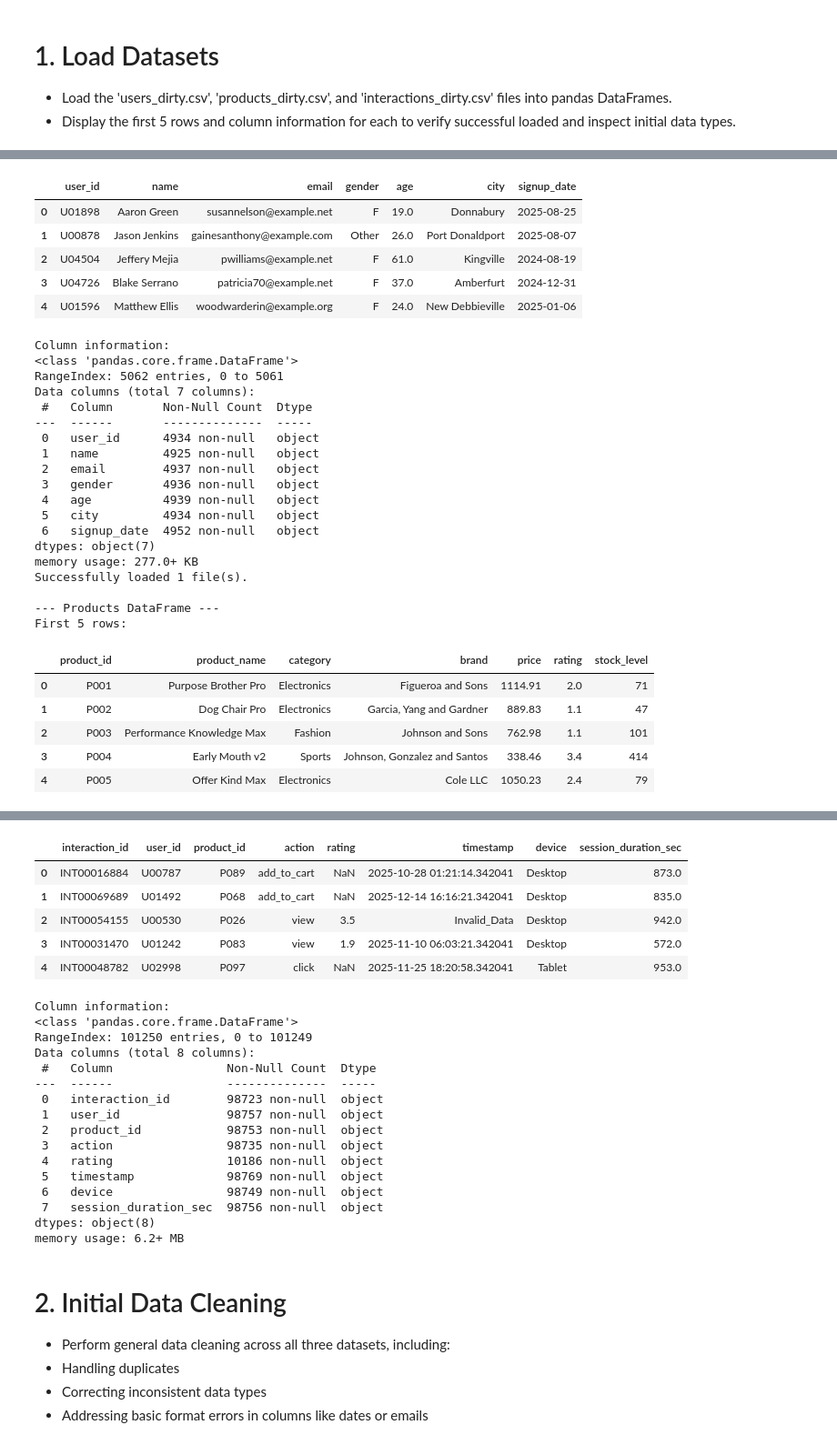
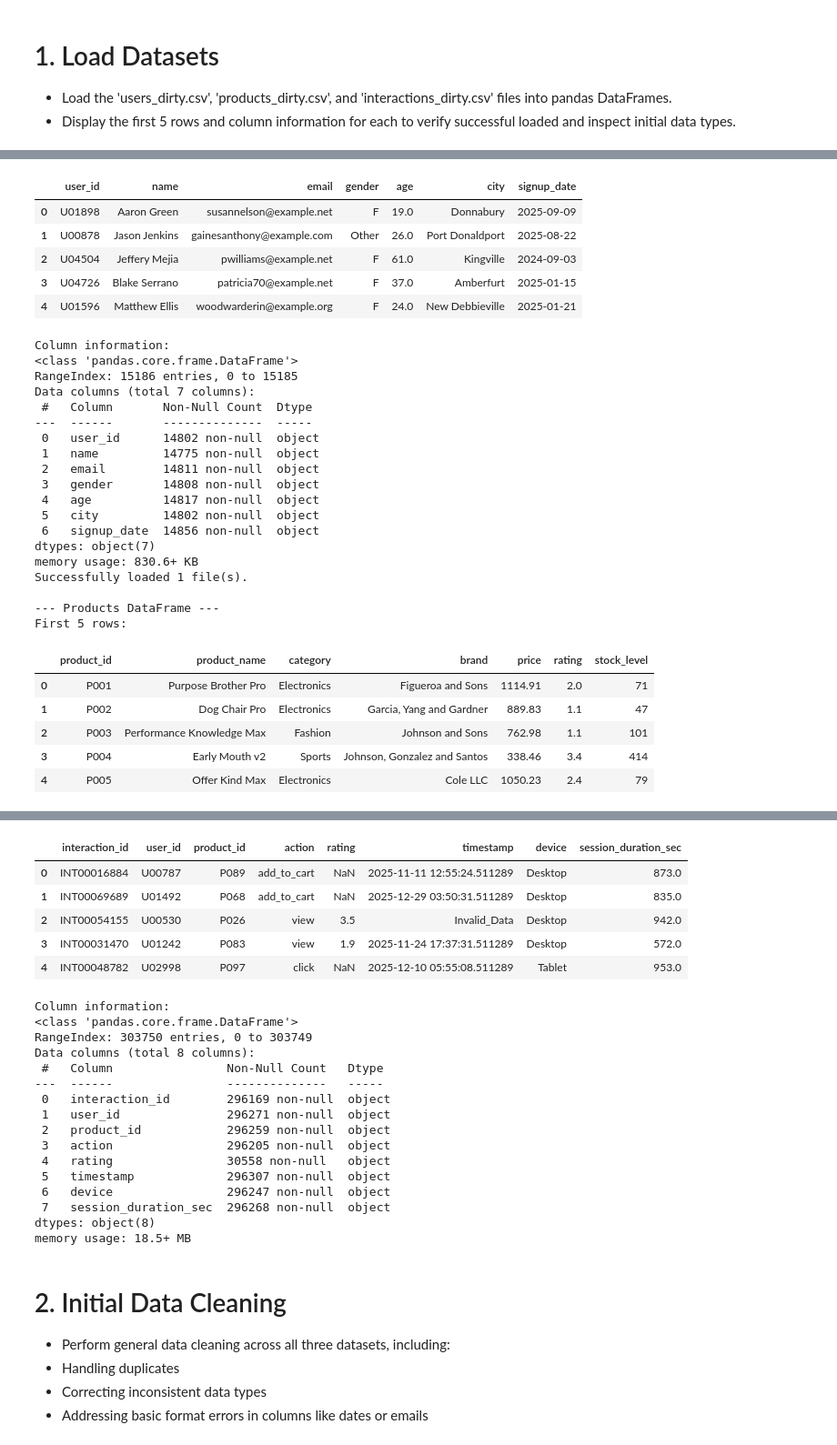
Before and after one commit to abhishek1994chaurasiya/group_4_dmml, a Jupyter notebook: code/05_data_preparation.ipynb, the cells around one changed output, grey strips where cells are left out. Shown at 91% size. Saved outputs shown, nothing was run; the diff lists cells and outputs as text; code cells hidden in the pictures.

```diff
--- a/code/05_data_preparation.ipynb
+++ b/code/05_data_preparation.ipynb
@@ -46,8 +44,8 @@ RuntimeError: 'inline' is not a recognised GUI loop or backend name
 
 year = datetime.now().strftime("%Y")
 month = datetime.now().strftime("%m")
-# day = datetime.now().strftime("%d")
-day=10
+day = datetime.now().strftime("%d")
+# day=10
 
 # 1. Define the directory path (without the filename)
 interaction_search_dir = USER_INTERACTION_DIR / f"year={year}" / f"month={month}" / f"day={day}"
@@ -106,27 +104,27 @@ Successfully loaded 1 file(s).
 
 --- Users DataFrame ---
 First 5 rows:
 |  | user_id | name | email | gender | age | city | signup_date |
-| 0 | U01898 | Aaron Green | susannelson@example.net | F | 19.0 | Donnabury | 2025-08-25 |
-| 1 | U00878 | Jason Jenkins | gainesanthony@example.com | Other | 26.0 | Port Donaldport | 2025-08-07 |
-| 2 | U04504 | Jeffery Mejia | pwilliams@example.net | F | 61.0 | Kingville | 2024-08-19 |
-| 3 | U04726 | Blake Serrano | patricia70@example.net | F | 37.0 | Amberfurt | 2024-12-31 |
-| 4 | U01596 | Matthew Ellis | woodwarderin@example.org | F | 24.0 | New Debbieville | 2025-01-06 |
+| 0 | U01898 | Aaron Green | susannelson@example.net | F | 19.0 | Donnabury | 2025-09-09 |
+| 1 | U00878 | Jason Jenkins | gainesanthony@example.com | Other | 26.0 | Port Donaldport | 2025-08-22 |
+| 2 | U04504 | Jeffery Mejia | pwilliams@example.net | F | 61.0 | Kingville | 2024-09-03 |
+| 3 | U04726 | Blake Serrano | patricia70@example.net | F | 37.0 | Amberfurt | 2025-01-15 |
+| 4 | U01596 | Matthew Ellis | woodwarderin@example.org | F | 24.0 | New Debbieville | 2025-01-21 |
 Column information:
 <class 'pandas.core.frame.DataFrame'>
-RangeIndex: 5062 entries, 0 to 5061
+RangeIndex: 15186 entries, 0 to 15185
 Data columns (total 7 columns):
  #   Column       Non-Null Count  Dtype
 ---  ------       --------------  -----
- 0   user_id      4934 non-null   object
- 1   name         4925 non-null   object
- 2   email        4937 non-null   object
- 3   gender       4936 non-null   object
- 4   age          4939 non-null   object
- 5   city         4934 non-null   object
- 6   signup_date  4952 non-null   object
+ 0   user_id      14802 non-null  object
+ 1   name         14775 non-null  object
+ 2   email        14811 non-null  object
+ 3   gender       14808 non-null  object
+ 4   age          14817 non-null  object
+ 5   city         14802 non-null  object
+ 6   signup_date  14856 non-null  object
 dtypes: object(7)
-memory usage: 277.0+ KB
+memory usage: 830.6+ KB
 Successfully loaded 1 file(s).
 
 --- Products DataFrame ---
@@ -157,27 +155,27 @@ Successfully loaded 1 file(s).
 --- Interactions DataFrame ---
 First 5 rows:
 |  | interaction_id | user_id | product_id | action | rating | timestamp | device | session_duration_sec |
-| 0 | INT00016884 | U00787 | P089 | add_to_cart | NaN | 2025-10-28 01:21:14.342041 | Desktop | 873.0 |
-| 1 | INT00069689 | U01492 | P068 | add_to_cart | NaN | 2025-12-14 16:16:21.342041 | Desktop | 835.0 |
+| 0 | INT00016884 | U00787 | P089 | add_to_cart | NaN | 2025-11-11 12:55:24.511289 | Desktop | 873.0 |
+| 1 | INT00069689 | U01492 | P068 | add_to_cart | NaN | 2025-12-29 03:50:31.511289 | Desktop | 835.0 |
 | 2 | INT00054155 | U00530 | P026 | view | 3.5 | Invalid_Data | Desktop | 942.0 |
-| 3 | INT00031470 | U01242 | P083 | view | 1.9 | 2025-11-10 06:03:21.342041 | Desktop | 572.0 |
-| 4 | INT00048782 | U02998 | P097 | click | NaN | 2025-11-25 18:20:58.342041 | Tablet | 953.0 |
+| 3 | INT00031470 | U01242 | P083 | view | 1.9 | 2025-11-24 17:37:31.511289 | Desktop | 572.0 |
+| 4 | INT00048782 | U02998 | P097 | click | NaN | 2025-12-10 05:55:08.511289 | Tablet | 953.0 |
 Column information:
 <class 'pandas.core.frame.DataFrame'>
-RangeIndex: 101250 entries, 0 to 101249
+RangeIndex: 303750 entries, 0 to 303749
 Data columns (total 8 columns):
- #   Column                Non-Null Count  Dtype
----  ------                --------------  -----
- 0   interaction_id        98723 non-null  object
- 1   user_id               98757 non-null  object
- 2   product_id            98753 non-null  object
- 3   action                98735 non-null  object
- 4   rating                10186 non-null  object
- 5   timestamp             98769 non-null  object
- 6   device                98749 non-null  object
- 7   session_duration_sec  98756 non-null  object
+ #   Column                Non-Null Count   Dtype
+---  ------                --------------   -----
+ 0   interaction_id        296169 non-null  object
+ 1   user_id               296271 non-null  object
+ 2   product_id            296259 non-null  object
+ 3   action                296205 non-null  object
+ 4   rating                30558 non-null   object
+ 5   timestamp             296307 non-null  object
+ 6   device                296247 non-null  object
+ 7   session_duration_sec  296268 non-null  object
 dtypes: object(8)
-memory usage: 6.2+ MB
+memory usage: 18.5+ MB
 # %% [markdown]
 # 2.   Initial Data Cleaning
 
```
Also changed, not shown: parts of 10 cells of this notebook, 13 other files.
